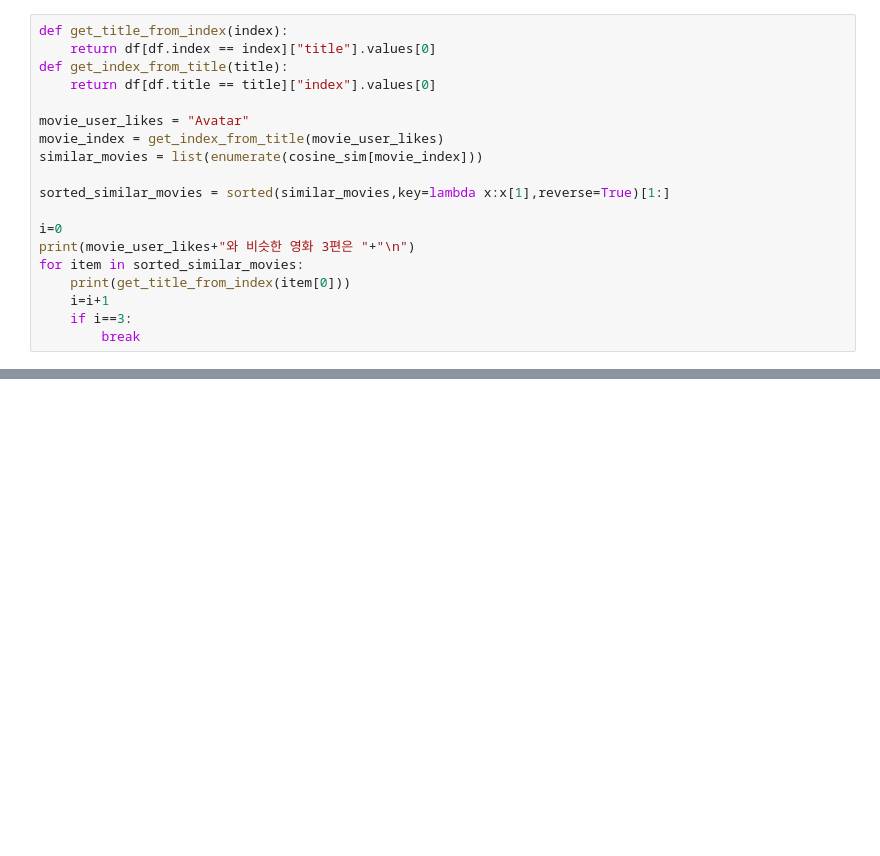
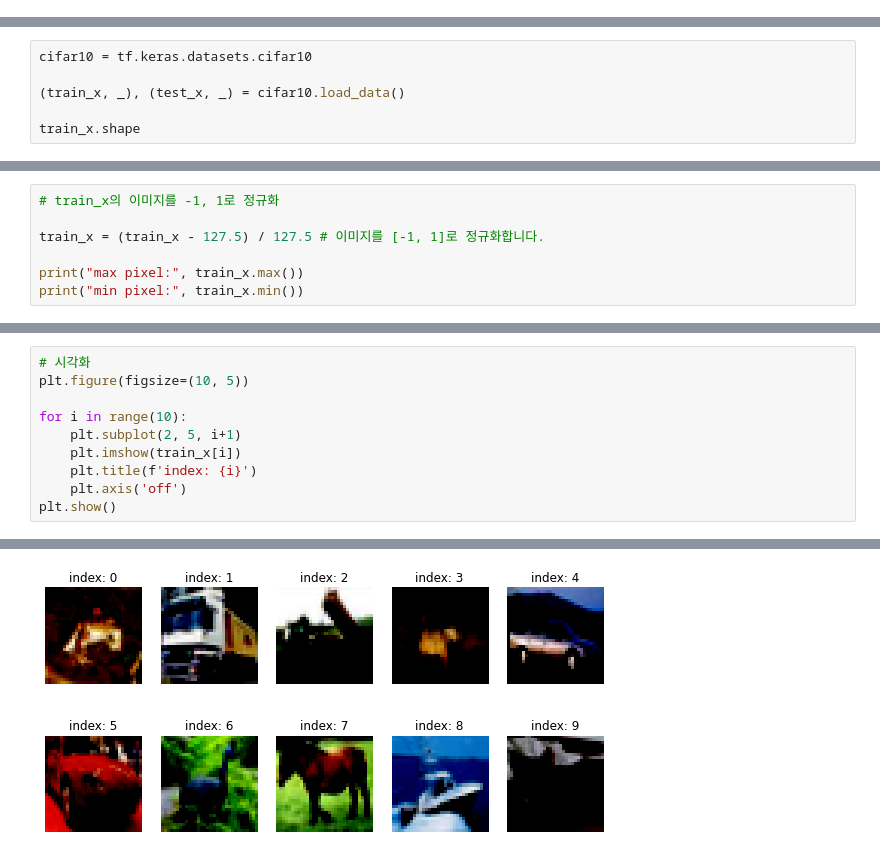
Before and after one commit to myukimm/project, a Jupyter notebook: ex11/ex11.ipynb, the cells around one changed output, grey strips where cells are left out. Cells and saved outputs as stored; diff of their text form; blank space fills up the shorter version.

```diff
--- a/ex11/ex11.ipynb
+++ b/ex11/ex11.ipynb
@@ -220,19 +32,0 @@ print(cosine_sim.shape)
-# %%
-def get_title_from_index(index):
-    return df[df.index == index]["title"].values[0]
-def get_index_from_title(title):
-    return df[df.title == title]["index"].values[0]
-
-movie_user_likes = "Avatar"
-movie_index = get_index_from_title(movie_user_likes)
-similar_movies = list(enumerate(cosine_sim[movie_index]))
-
-sorted_similar_movies = sorted(similar_movies,key=lambda x:x[1],reverse=True)[1:]
-
-i=0
-print(movie_user_likes+"와 비슷한 영화 3편은 "+"\n")
-for item in sorted_similar_movies:
-    print(get_title_from_index(item[0]))
-    i=i+1
-    if i==3:
-        break
@@ -445,0 +52,6 @@ Q : 아이템과 잠재요인 사이의 행렬 -> 전치 행렬 형태로 나타
+# %%
+cifar10 = tf.keras.datasets.cifar10
+
+(train_x, _), (test_x, _) = cifar10.load_data()
+
+train_x.shape
@@ -445,0 +60,7 @@ Q : 아이템과 잠재요인 사이의 행렬 -> 전치 행렬 형태로 나타
+# %%
+# train_x의 이미지를 -1, 1로 정규화
+
+train_x = (train_x - 127.5) / 127.5 # 이미지를 [-1, 1]로 정규화합니다.
+
+print("max pixel:", train_x.max())
+print("min pixel:", train_x.min())
@@ -445,0 +79,11 @@ Q : 아이템과 잠재요인 사이의 행렬 -> 전치 행렬 형태로 나타
+# %%
+# 시각화
+plt.figure(figsize=(10, 5))
+
+for i in range(10):
+    plt.subplot(2, 5, i+1)
+    plt.imshow(train_x[i])
+    plt.title(f'index: {i}')
+    plt.axis('off')
+plt.show()
+# %% [output]
@@ -445,0 +100 @@ Q : 아이템과 잠재요인 사이의 행렬 -> 전치 행렬 형태로 나타
+[figure, added]
```
Also changed, not shown: parts of 150 cells of this notebook.
